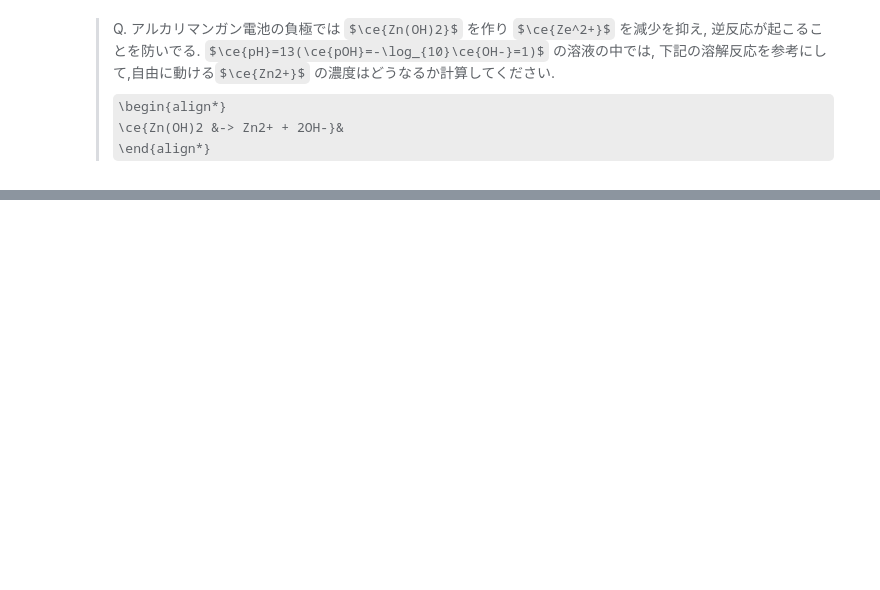
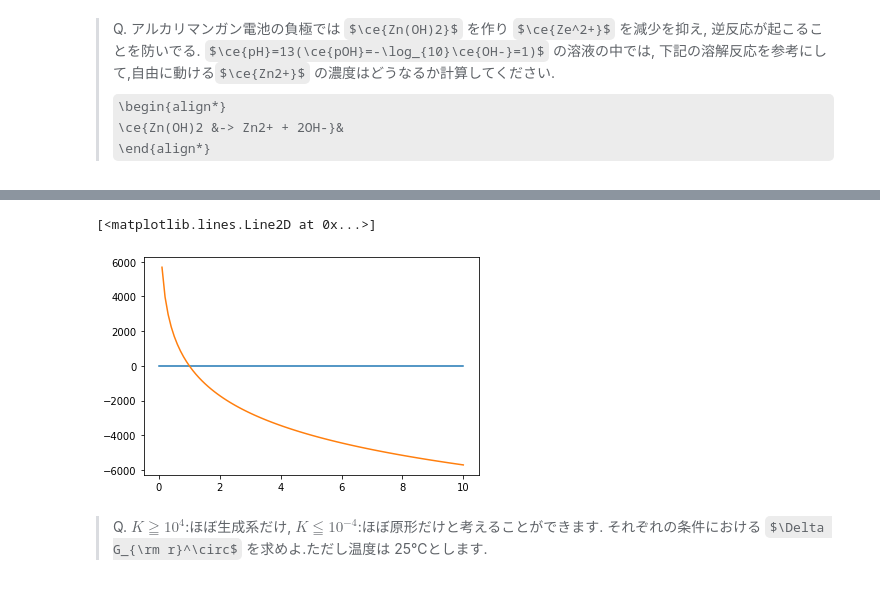
Before and after one commit to kzhkAKT/EM, a Jupyter notebook: 1FC_024_EM.ipynb, the cells around one changed output, grey strips where cells are left out. Saved outputs shown, nothing was run; the diff lists cells and outputs as text; code cells hidden in the pictures; some formulas as TeX source; blank space fills up the shorter version.

```diff
--- a/1FC_024_EM.ipynb
+++ b/1FC_024_EM.ipynb
@@ -277,0 +288,17 @@ print(dG_r,"{:.2E}".format(Ksp),"{:.2E}".format(c_Zn2p) )
+# %%
+#@title グラフ表示
+%matplotlib inline
+import matplotlib.pyplot as plt
+import numpy as np
+
+(T,R) = (273.15+25, 8.31)
+x = np.linspace(0, 10, 100)
+
+fig = plt.figure()
+plt.plot(x, 0*x, '-')
+plt.plot(x, -R*T*np.log(x), '-')
+# %% [output]
+[<matplotlib.lines.Line2D at 0x...>]
+[figure, added]
+# %% [markdown]
+> Q. $K\geqq 10^4$:ほぼ生成系だけ, $K\leqq 10^{-4}$:ほぼ原形だけと考えることができます. それぞれの条件における $\Delta G_{\rm r}^\circ$ を求めよ.ただし温度は 25℃とします.
```
Also changed, not shown: parts of 2 cells of this notebook.
